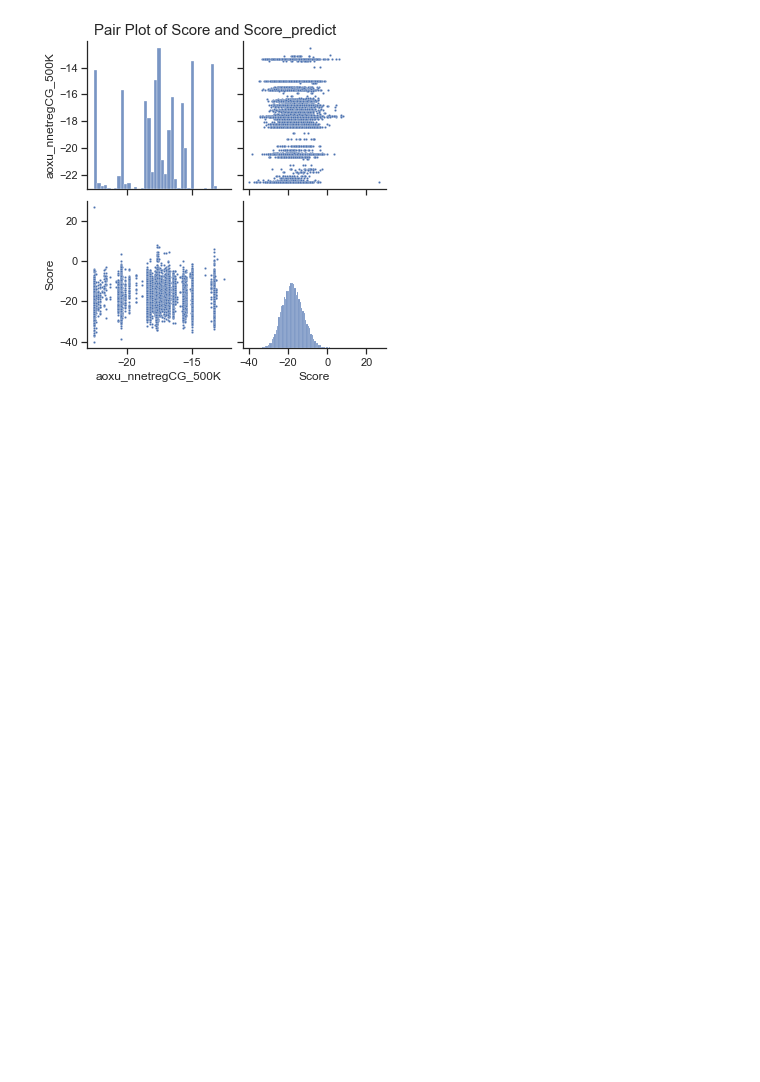
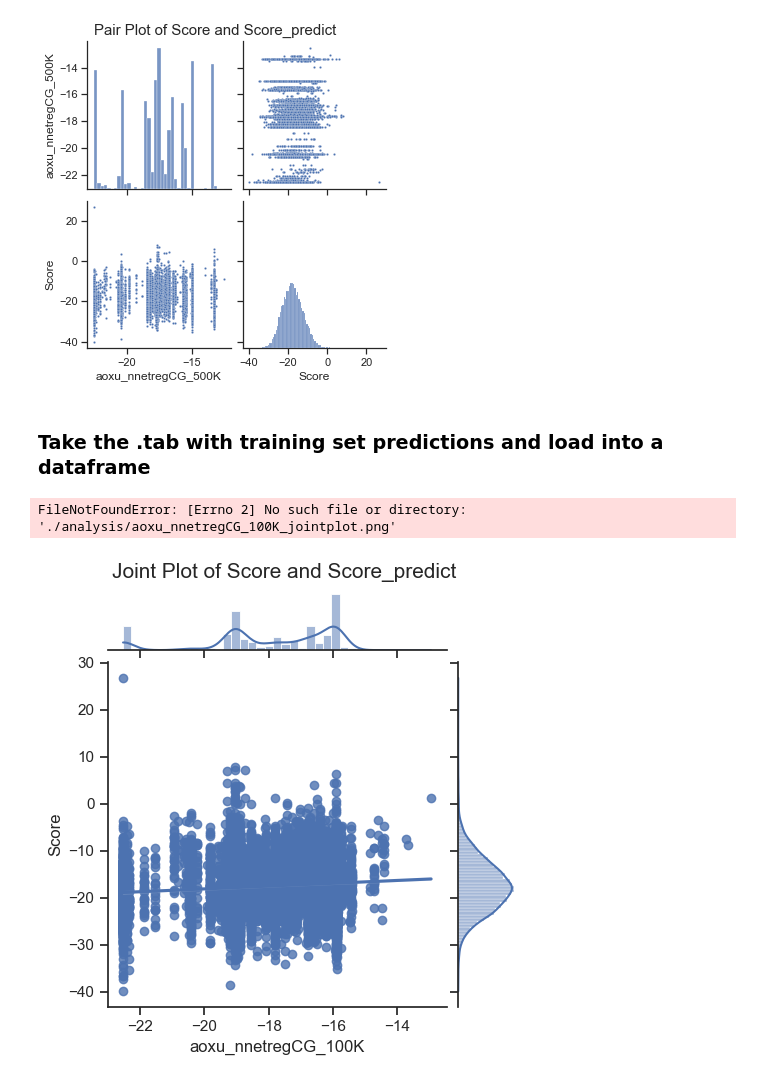
Before and after one commit to AaronXu9/DockingPrediction, a Jupyter notebook: data_processing/aggregate_pred.ipynb, the cells around one changed output. Drawn from its saved outputs; the diff is of its cells as text; code cells hidden in the pictures; blank space fills up the shorter version.

```diff
--- a/data_processing/aggregate_pred.ipynb
+++ b/data_processing/aggregate_pred.ipynb
@@ -86,3 +87,44 @@ for column in df_combined.columns[2:]:
 [figure]
 [figure]
 [figure]
+# %% [markdown]
+### Take the .tab with training set predictions and load into a dataframe
+# %%
+def plot_pairplot(df, column, plot_type='pairplot'):
+    # Set the style of the plot
+    sns.set(style="ticks")
+    if plot_type == 'pairplot':
+        pair_plot = sns.pairplot(df, vars=[f'{column}', 'Score'],diag_kind='hist', plot_kws={'s': 5})  # 's' controls the size of the scatter points
+        # Set the plot title
+        pair_plot.fig.suptitle('Pair Plot of Score and Score_predict', size=15, y=1.02)
+    elif plot_type == 'jointplot':
+        pair_plot = sns.jointplot(x=f'{column}', y='Score', data=df, kind='reg', height=5)
+        pair_plot.fig.suptitle('Joint Plot of Score and Score_predict', size=15, y=1.02)
+
+    # Save the plot
+    plt.savefig(f'../analysis/{column}_{plot_type}.png')
+    # plt.show()
+
+def select_top_n(df, column, n):
+    # Sort the DataFrame based on the column
+    df_sorted = df.sort_values(by=column, ascending=True)
+    # Select the top n rows
+    df_top_n = df_sorted.iloc[:n, :]
+    return df_top_n
+
+def plot_hist_score(df, n):
+    top_score_from_each_file = []
+    for column in df.columns[1:]:
+        # Sort the DataFrame based on the column
+        df_sorted = df.sort_values(by=column, ascending=True)
+        # Select the top n rows
+        df_top_n = df_sorted.iloc[:n, :]
+        # Append the top score to the list
+        top_score_from_each_file.append(df_top_n['Score'].values)
+    sns.histplot(top_score_from_each_file)
+# %%
+for column in df_combined.columns[2:]:
+    plot_pairplot(df_combined, column, plot_type='jointplot')
+# %% [output]
+FileNotFoundError: [Errno 2] No such file or directory: './analysis/aoxu_nnetregCG_100K_jointplot.png'
+[figure, added]
```
Also changed, not shown: parts of 11 cells of this notebook, 9 other files.
